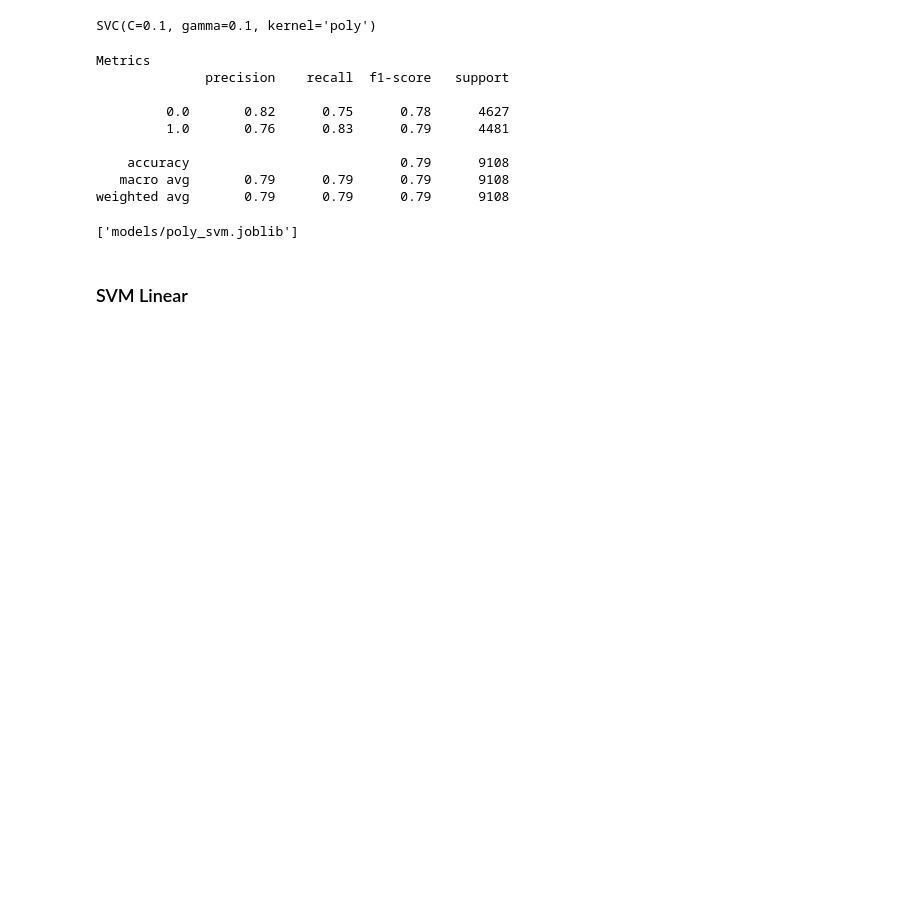
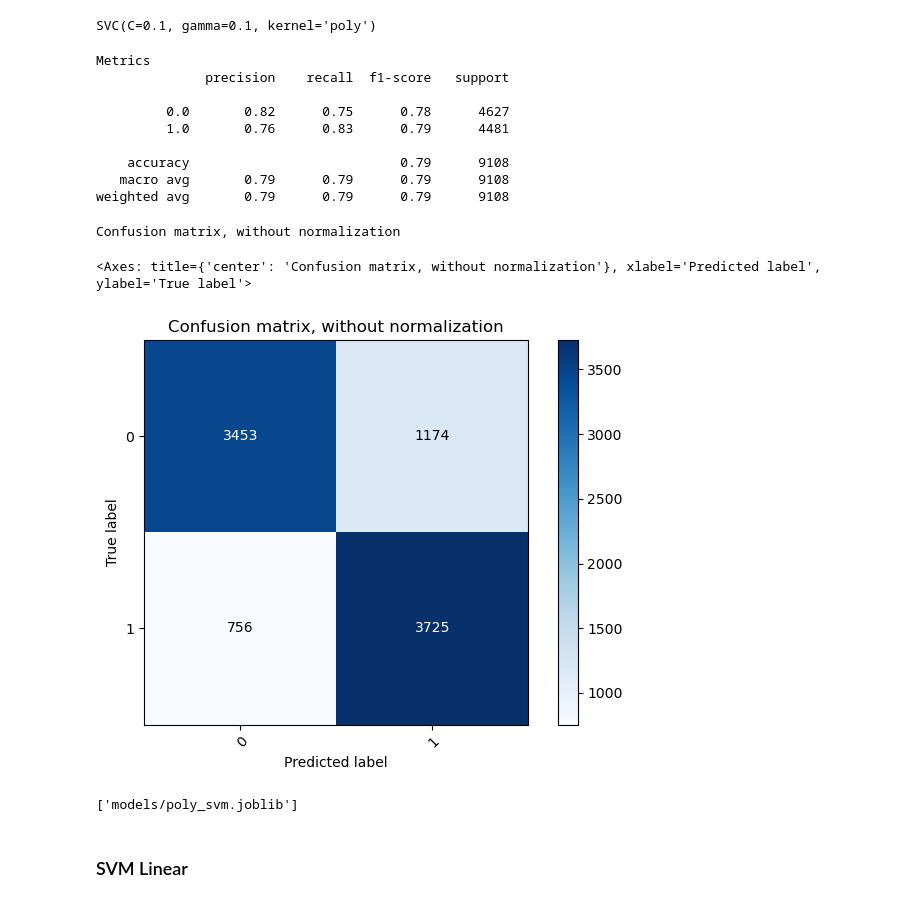
Before and after one commit to matteo-meat/signature-forgery-detection, a Jupyter notebook: SVM.ipynb, the cells around one changed output. Drawn from its saved outputs; the diff is of its cells as text; code cells hidden in the pictures; blank space fills up the shorter version.

Commit message:
[SVM]new run, add confusion matrix

```diff
--- a/SVM.ipynb
+++ b/SVM.ipynb
@@ -154,6 +206,12 @@ Metrics
     accuracy                           0.79      9108
    macro avg       0.79      0.79      0.79      9108
 weighted avg       0.79      0.79      0.79      9108
+# %%
+plot_confusion_matrix(y_test, y_pred_poly, classes=np.array(["0", "1"]), normalize=False)
+# %% [output]
+Confusion matrix, without normalization
+<Axes: title={'center': 'Confusion matrix, without normalization'}, xlabel='Predicted label', ylabel='True label'>
+[figure, added]
 # %%
 dump(poly_svm, "models/poly_svm.joblib")
 # %% [output]
```
Also changed, not shown: parts of 11 cells of this notebook.
